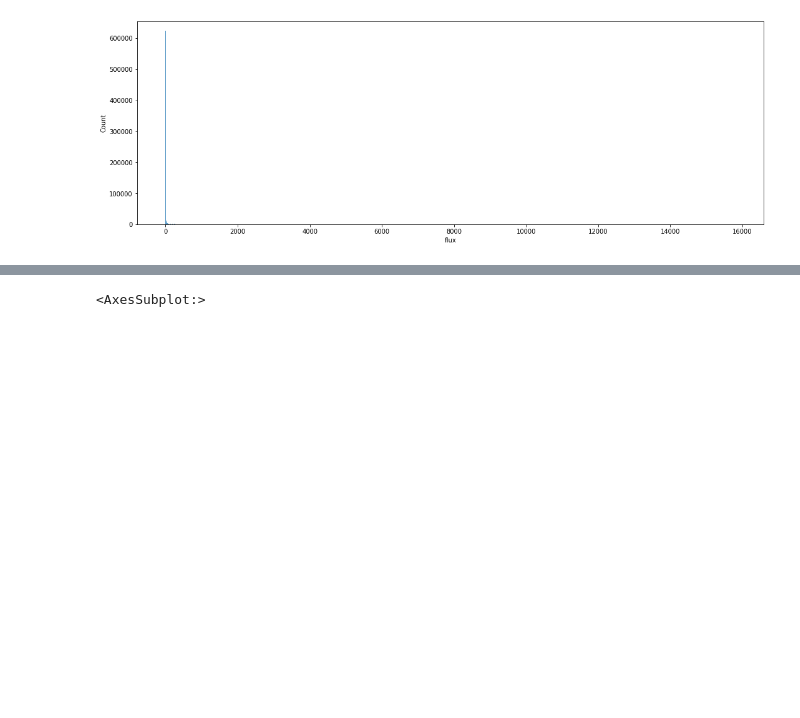
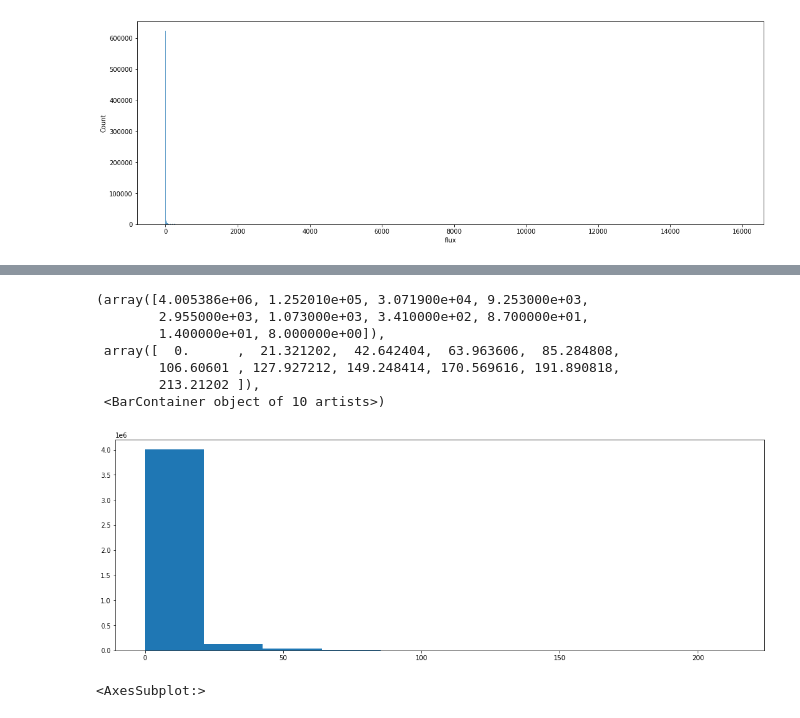
Before and after one commit to oaflores28/WatershedChallenge, a Jupyter notebook: Notebook_1_WaterShed.ipynb, the cells around one changed output, grey strips where cells are left out. Cells and saved outputs as stored; diff of their text form; code cells hidden in the pictures; blank space fills up the shorter version.

```diff
--- a/Notebook_1_WaterShed.ipynb
+++ b/Notebook_1_WaterShed.ipynb
@@ -222,3 +230,16 @@ sns.histplot(df_flux['flux'])
+# %%
+plt.figure(figsize=(18,6))
+#sns.histplot(df_flux['precip'])
+plt.hist(df_flux['precip'])
+# %% [output]
+(array([4.005386e+06, 1.252010e+05, 3.071900e+04, 9.253000e+03,
+        2.955000e+03, 1.073000e+03, 3.410000e+02, 8.700000e+01,
+        1.400000e+01, 8.000000e+00]),
+ array([  0.      ,  21.321202,  42.642404,  63.963606,  85.284808,
+        106.60601 , 127.927212, 149.248414, 170.569616, 191.890818,
+        213.21202 ]),
+ <BarContainer object of 10 artists>)
+[figure, added]
 # %%
 plt.figure(figsize=(18,6))
 sns.boxplot(df_flux['area_km2'].unique())
```
Also changed, not shown: parts of 33 cells of this notebook.
